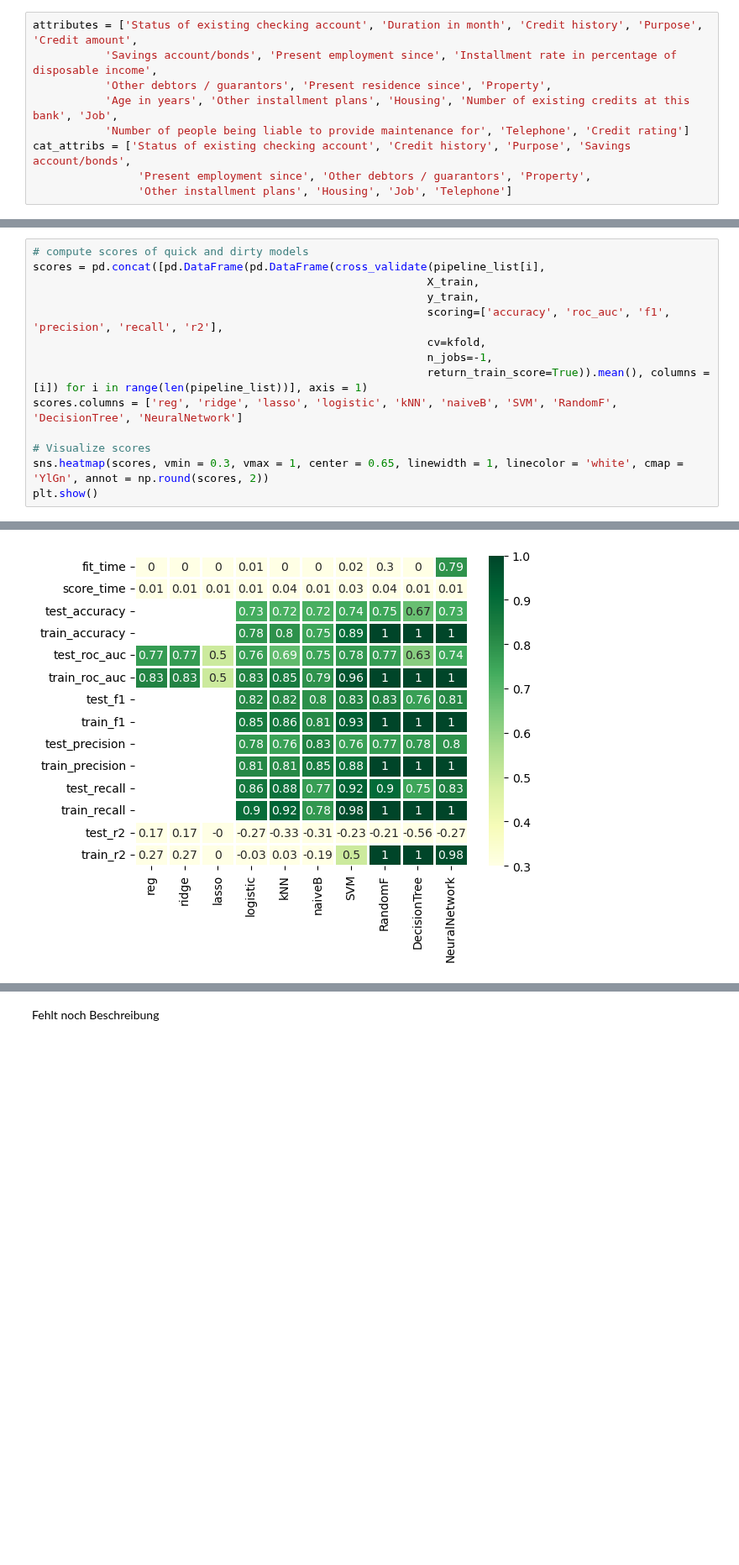
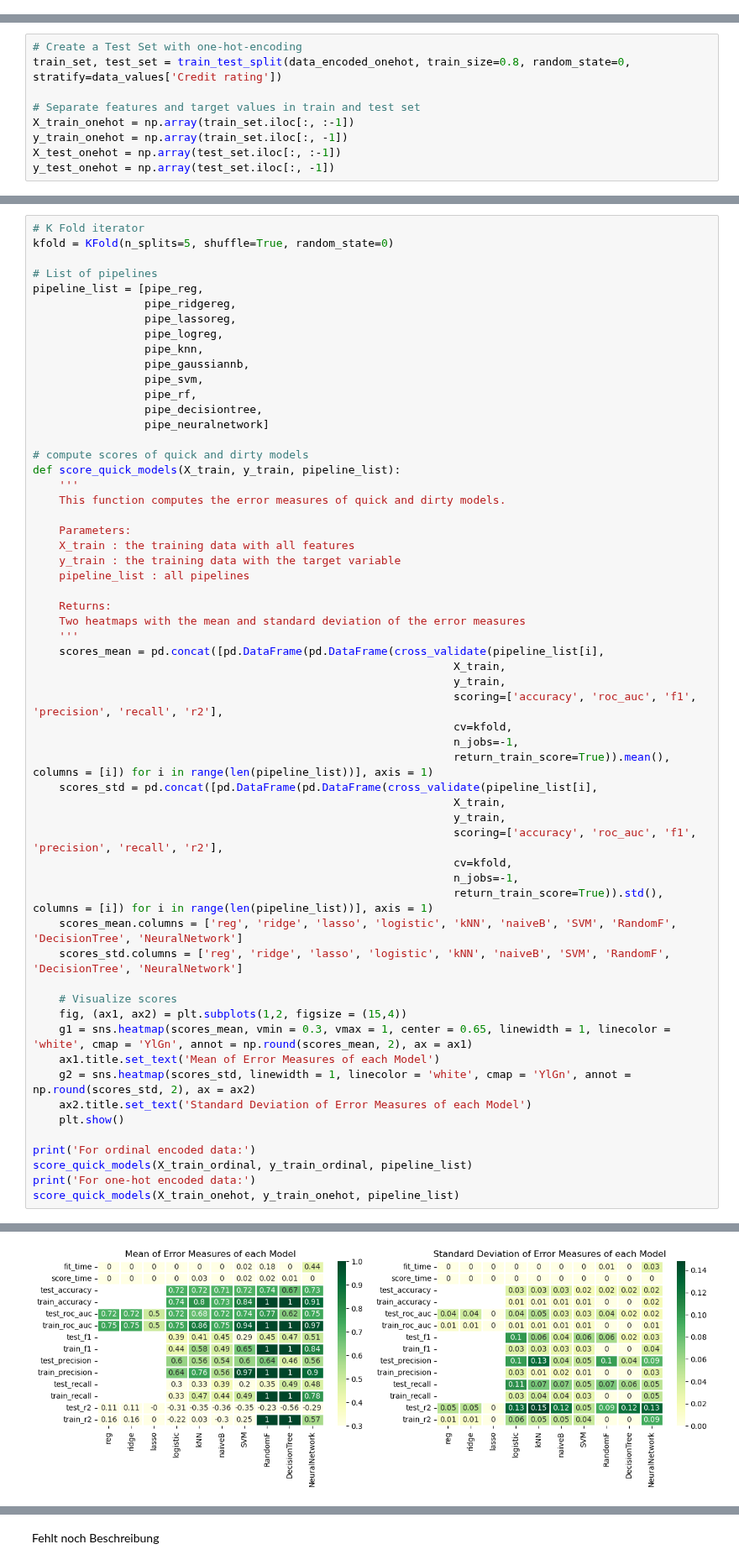
Before and after one commit to dennismgoetz/HoML-Credit-Data, a Jupyter notebook: Modelling.ipynb, the cells around one changed output, grey strips where cells are left out. Shown at 84% size. Saved outputs shown, nothing was run; the diff lists cells and outputs as text; blank space fills up the shorter version.

Commit message:
Polishing of Data Prep and Data Understanding, added pipes for encoding in Modelling and computed mean and standard deviation of k-fold quick and dirty models. To Do: Description of error measures.

```diff
--- a/Modelling.ipynb
+++ b/Modelling.ipynb
@@ -155,9 +25,0 @@ data_values[cat_attribs] = pd.DataFrame([data_values[attribute].apply(lambda key
-# %%
-attributes = ['Status of existing checking account', 'Duration in month', 'Credit history', 'Purpose', 'Credit amount',
-           'Savings account/bonds', 'Present employment since', 'Installment rate in percentage of disposable income',
-           'Other debtors / guarantors', 'Present residence since', 'Property',
-           'Age in years', 'Other installment plans', 'Housing', 'Number of existing credits at this bank', 'Job',
-           'Number of people being liable to provide maintenance for', 'Telephone', 'Credit rating']
-cat_attribs = ['Status of existing checking account', 'Credit history', 'Purpose', 'Savings account/bonds',
-                'Present employment since', 'Other debtors / guarantors', 'Property',
-                'Other installment plans', 'Housing', 'Job', 'Telephone']
@@ -196,0 +132,9 @@ X_test.shape = (200, 55)
+# %%
+# Create a Test Set with one-hot-encoding
+train_set, test_set = train_test_split(data_encoded_onehot, train_size=0.8, random_state=0, stratify=data_values['Credit rating'])
+
+# Separate features and target values in train and test set
+X_train_onehot = np.array(train_set.iloc[:, :-1])
+y_train_onehot = np.array(train_set.iloc[:, -1])
+X_test_onehot = np.array(test_set.iloc[:, :-1])
+y_test_onehot = np.array(test_set.iloc[:, -1])
@@ -251,15 +185,59 @@ pipeline_list = [pipe_reg,
 # %%
+# K Fold iterator
+kfold = KFold(n_splits=5, shuffle=True, random_state=0)
+
+# List of pipelines
+pipeline_list = [pipe_reg,
+                 pipe_ridgereg,
+                 pipe_lassoreg,
+                 pipe_logreg,
+                 pipe_knn,
+                 pipe_gaussiannb,
+                 pipe_svm,
+                 pipe_rf,
+                 pipe_decisiontree,
+                 pipe_neuralnetwork]
+
 # compute scores of quick and dirty models
-scores = pd.concat([pd.DataFrame(pd.DataFrame(cross_validate(pipeline_list[i],
-                                                            X_train,
-                                                            y_train,
-                                                            scoring=['accuracy', 'roc_auc', 'f1', 'precision', 'recall', 'r2'],
-                                                            cv=kfold,
-                                                            n_jobs=-1,
-                                                            return_train_score=True)).mean(), columns = [i]) for i in range(len(pipeline_list))], axis = 1)
-scores.columns = ['reg', 'ridge', 'lasso', 'logistic', 'kNN', 'naiveB', 'SVM', 'RandomF', 'DecisionTree', 'NeuralNetwork']
+def score_quick_models(X_train, y_train, pipeline_list):
+    '''
+    This function computes the error measures of quick and dirty models.
 
-# Visualize scores
-sns.heatmap(scores, vmin = 0.3, vmax = 1, center = 0.65, linewidth = 1, linecolor = 'white', cmap = 'YlGn', annot = np.round(scores, 2))
-plt.show()
+    Parameters:
+    X_train : the training data with all features
+    y_train : the training data with the target variable
+    pipeline_list : all pipelines
+
+    Returns:
+    Two heatmaps with the mean and standard deviation of the error measures
+    '''
+    scores_mean = pd.concat([pd.DataFrame(pd.DataFrame(cross_validate(pipeline_list[i],
+                                                                X_train,
+                                                                y_train,
+                                                                scoring=['accuracy', 'roc_auc', 'f1', 'precision', 'recall', 'r2'],
+                                                                cv=kfold,
+                                                                n_jobs=-1,
+                                                                return_train_score=True)).mean(), columns = [i]) for i in range(len(pipeline_list))], axis = 1)
+    scores_std = pd.concat([pd.DataFrame(pd.DataFrame(cross_validate(pipeline_list[i],
+                                                                X_train,
+                                                                y_train,
+                                                                scoring=['accuracy', 'roc_auc', 'f1', 'precision', 'recall', 'r2'],
+                                                                cv=kfold,
+                                                                n_jobs=-1,
+                                                                return_train_score=True)).std(), columns = [i]) for i in range(len(pipeline_list))], axis = 1)
+    scores_mean.columns = ['reg', 'ridge', 'lasso', 'logistic', 'kNN', 'naiveB', 'SVM', 'RandomF', 'DecisionTree', 'NeuralNetwork']
+    scores_std.columns = ['reg', 'ridge', 'lasso', 'logistic', 'kNN', 'naiveB', 'SVM', 'RandomF', 'DecisionTree', 'NeuralNetwork']
+
+    # Visualize scores
+    fig, (ax1, ax2) = plt.subplots(1,2, figsize = (15,4))
+    g1 = sns.heatmap(scores_mean, vmin = 0.3, vmax = 1, center = 0.65, linewidth = 1, linecolor = 'white', cmap = 'YlGn', annot = np.round(scores_mean, 2), ax = ax1)
+    ax1.title.set_text('Mean of Error Measures of each Model')
+    g2 = sns.heatmap(scores_std, linewidth = 1, linecolor = 'white', cmap = 'YlGn', annot = np.round(scores_std, 2), ax = ax2)
+    ax2.title.set_text('Standard Deviation of Error Measures of each Model')
+    plt.show()
+
+print('For ordinal encoded data:')
+score_quick_models(X_train_ordinal, y_train_ordinal, pipeline_list)
+print('For one-hot encoded data:')
+score_quick_models(X_train_onehot, y_train_onehot, pipeline_list)
 # %% [output]
@@ -266 +245 @@ plt.show()
-[figure, old version]
+[figure, new version]
```
Also changed, not shown: parts of 16 cells of this notebook, 2 other files.
